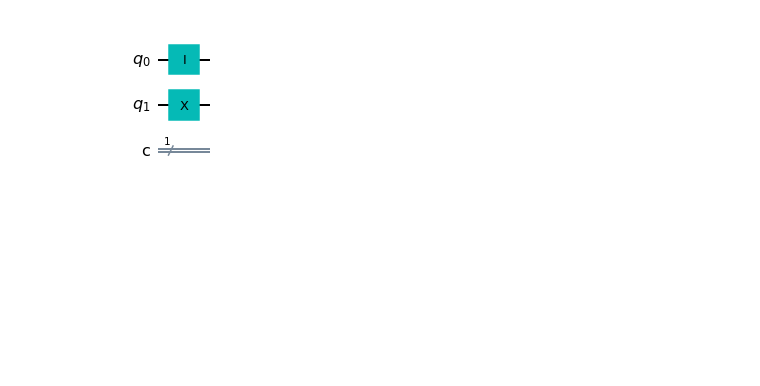
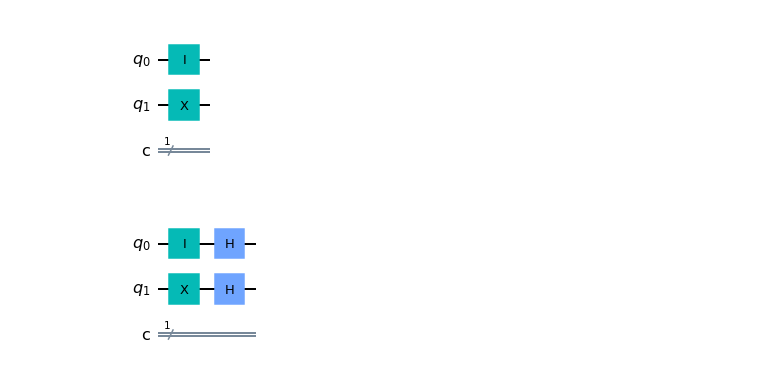
Before and after one commit to allend4/Emerging_Tech, a Jupyter notebook: quantum-deutsch.ipynb, the cells around one changed output. Saved outputs shown, nothing was run; the diff lists cells and outputs as text; code cells hidden in the pictures; blank space fills up the shorter version.

```diff
--- a/quantum-deutsch.ipynb
+++ b/quantum-deutsch.ipynb
@@ -93,3 +95,9 @@ qc.x(1)
 qc.draw(output = 'mpl')
 # %% [output]
 [figure]
+# %%
+qc.h(0)
+qc.h(1)
+qc.draw(output = 'mpl')
+# %% [output]
+[figure, added]
```
Also changed, not shown: parts of 11 cells of this notebook.
